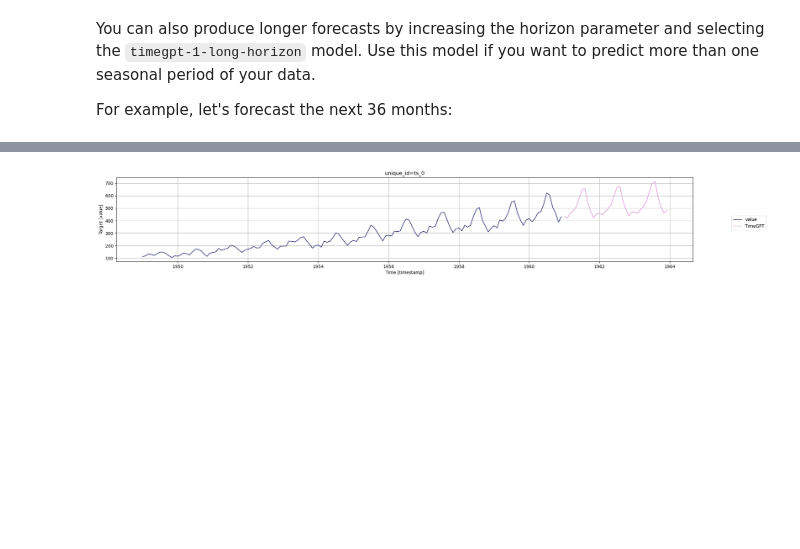
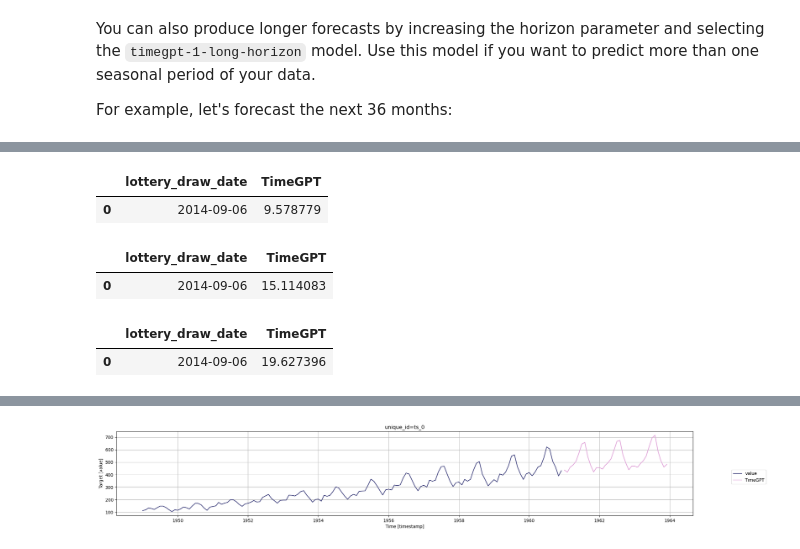
Before and after one commit to HelloJavaBin/BinKno, a Jupyter notebook: nbs/docs/getting-started/2_quickstart.ipynb, the cells around one changed output, grey strips where cells are left out. Saved outputs shown, nothing was run; the diff lists cells and outputs as text; code cells hidden in the pictures; blank space fills up the shorter version.

```diff
--- a/nbs/docs/getting-started/2_quickstart.ipynb
+++ b/nbs/docs/getting-started/2_quickstart.ipynb
@@ -132,0 +139,18 @@ For example, let's forecast the next 36 months:
+# %%
+timegpt_fcst_df = nixtla_client.forecast(df=df, h=1, time_col='lottery_draw_date', target_col='lottery_result_front_2')
+timegpt_fcst_df.head()
+# %% [output]
+|  | lottery_draw_date | TimeGPT |
+| 0 | 2014-09-06 | 9.578779 |
+# %%
+timegpt_fcst_df = nixtla_client.forecast(df=df, h=1, time_col='lottery_draw_date', target_col='lottery_result_front_3')
+timegpt_fcst_df.head()
+# %% [output]
+|  | lottery_draw_date | TimeGPT |
+| 0 | 2014-09-06 | 15.114083 |
+# %%
+timegpt_fcst_df = nixtla_client.forecast(df=df, h=1, time_col='lottery_draw_date', target_col='lottery_result_front_4')
+timegpt_fcst_df.head()
+# %% [output]
+|  | lottery_draw_date | TimeGPT |
+| 0 | 2014-09-06 | 19.627396 |
```
Also changed, not shown: parts of 4 cells of this notebook.
